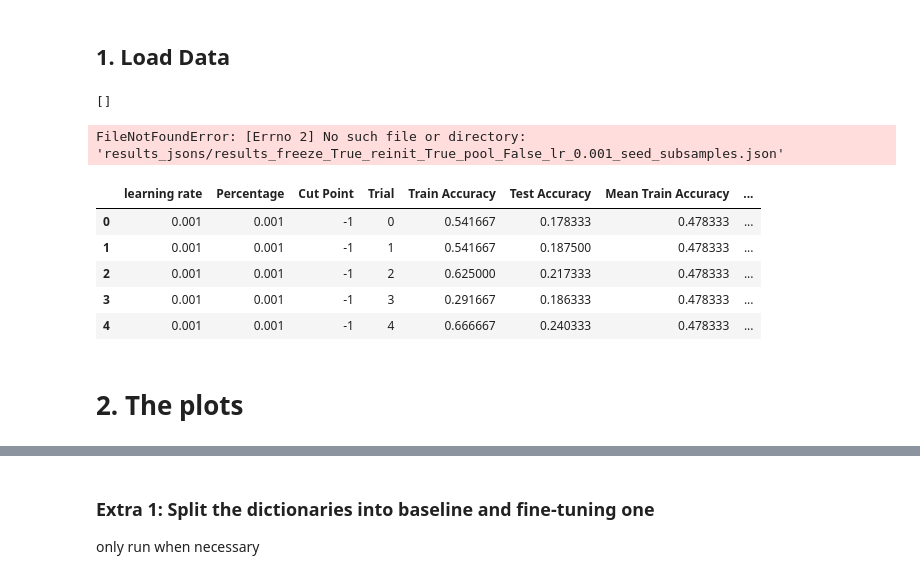
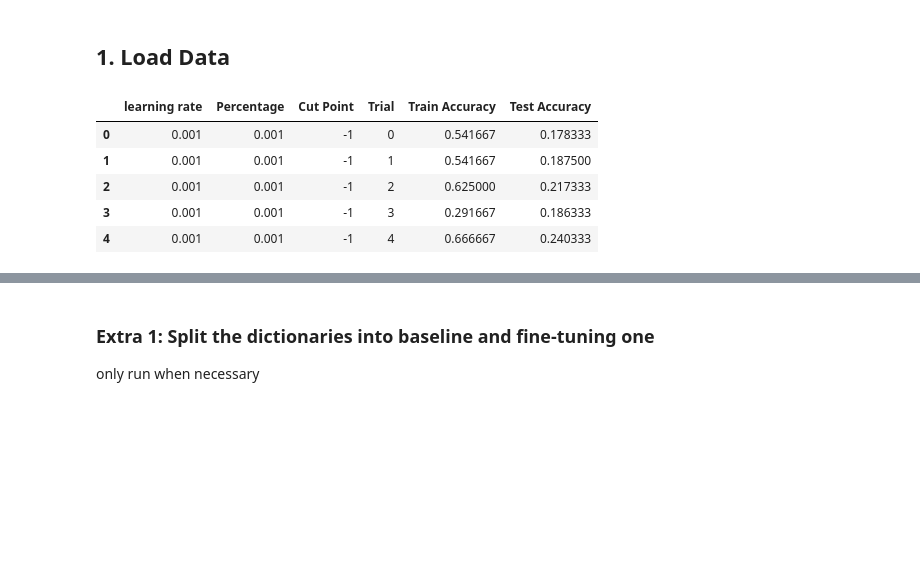
Before and after one commit to tusharmanekar/mp-tl-study, a Jupyter notebook: CIFAR/visualizations.ipynb, the cells around one changed output, grey strips where cells are left out. Saved outputs shown, nothing was run; the diff lists cells and outputs as text; code cells hidden in the pictures; blank space fills up the shorter version.

```diff
--- a/CIFAR/visualizations.ipynb
+++ b/CIFAR/visualizations.ipynb
@@ -10,20 +12,38 @@ import json, copy
 # %%
-# OPTION 1: baseline and fine-tuning separate
-
 # load baselines: filename!!
 with open('results_jsons/baselines_freeze_True_pool_True_lr_0.001_nice_curve.json', 'r') as f:
     baselines = json.load(f)
 baselines = baselines[1:]
 
 # load results; filename
-with open('results_jsons/results_freeze_True_reinit_False_pool_True_truncated.json', 'r') as f:
+with open('results_jsons/results_freeze_True_reinit_True_pool_True_lr_0.001_nice_curve.json', 'r') as f:
     results = json.load(f)
 
 # Run this if the first element of the results is the PARAMS dict
 params = results[0]
 results = results[1:]
 # if not, initialize a params dict -see 3. Init params
 
 data_dicts = baselines + results
 # Create DataFrame from the list of dictionaries
 df = pd.DataFrame(data_dicts)
+
+# Rename the columns to match the specified names
+df.rename(columns={
+    'lr': 'learning rate',
+    'sampled_percentage': 'Percentage',
+    'sampled_cut_point': 'Cut Point',
+    'repeat': 'Trial',
+    'train_acc': 'Train Accuracy',
+    'test_acc': 'Test Accuracy'
+}, inplace=True)
+
+# Display the DataFrame (showing the first few rows for brevity)
+df.head()
+# %% [output]
+|  | learning rate | Percentage | Cut Point | Trial | Train Accuracy | Test Accuracy |
+| 0 | 0.001 | 0.001 | -1 | 0 | 0.541667 | 0.178333 |
+| 1 | 0.001 | 0.001 | -1 | 1 | 0.541667 | 0.187500 |
+| 2 | 0.001 | 0.001 | -1 | 2 | 0.625000 | 0.217333 |
+| 3 | 0.001 | 0.001 | -1 | 3 | 0.291667 | 0.186333 |
+| 4 | 0.001 | 0.001 | -1 | 4 | 0.666667 | 0.240333 |
@@ -35,48 +49,0 @@ for r in baselines:
-# %%
-baselines2
-# %% [output]
-[]
-# %%
-# OPTION 2: baseline and fine-tuning in the same json
-
-# load results; filename
-with open('results_jsons/results_freeze_True_reinit_True_pool_False_lr_0.001_seed_subsamples.json', 'r') as f:
-    results = json.load(f)
-
-# Run this if the first element of the results is the PARAMS dict
-params = results[0]
-results = results[1:]
-# if not, initialize a params dict -see 3. Init params
-
-# Create DataFrame from the list of dictionaries
-df = pd.DataFrame(results)
-# %% [output]
-FileNotFoundError: [Errno 2] No such file or directory: 'results_jsons/results_freeze_True_reinit_True_pool_False_lr_0.001_seed_subsamples.json'
-# %%
-# Calculate mean, median, and max for train and test accuracies
-df['Mean Train Accuracy'] = df.groupby(['lr', 'sampled_percentage', 'sampled_cut_point'])['train_acc'].transform('mean')
-df['Median Train Accuracy'] = df.groupby(['lr', 'sampled_percentage', 'sampled_cut_point'])['train_acc'].transform('median')
-df['Mean Test Accuracy'] = df.groupby(['lr', 'sampled_percentage', 'sampled_cut_point'])['test_acc'].transform('mean')
-df['Median Test Accuracy'] = df.groupby(['lr', 'sampled_percentage', 'sampled_cut_point'])['test_acc'].transform('median')
-df['Max Test Accuracy'] = df.groupby(['lr', 'sampled_percentage', 'sampled_cut_point'])['test_acc'].transform('max')
-df['Max Train Accuracy'] = df.groupby(['lr', 'sampled_percentage', 'sampled_cut_point'])['train_acc'].transform('max')
-
-# Rename the columns to match the specified names
-df.rename(columns={
-    'lr': 'learning rate',
-    'sampled_percentage': 'Percentage',
-    'sampled_cut_point': 'Cut Point',
-    'repeat': 'Trial',
-    'train_acc': 'Train Accuracy',
-    'test_acc': 'Test Accuracy'
-}, inplace=True)
-
-# Display the DataFrame (showing the first few rows for brevity)
-df.head()
-# %% [output]
-|  | learning rate | Percentage | Cut Point | Trial | Train Accuracy | Test Accuracy | Mean Train Accuracy | ... |
-| 0 | 0.001 | 0.001 | -1 | 0 | 0.541667 | 0.178333 | 0.478333 | ... |
-| 1 | 0.001 | 0.001 | -1 | 1 | 0.541667 | 0.187500 | 0.478333 | ... |
-| 2 | 0.001 | 0.001 | -1 | 2 | 0.625000 | 0.217333 | 0.478333 | ... |
-| 3 | 0.001 | 0.001 | -1 | 3 | 0.291667 | 0.186333 | 0.478333 | ... |
-| 4 | 0.001 | 0.001 | -1 | 4 | 0.666667 | 0.240333 | 0.478333 | ... |
@@ -85,2 +49,0 @@ df = df[df["Percentage"].isin([0.001, 0.01, 0.1, 0.5, 1])]
-# %% [markdown]
-# 2. The plots
```
Also changed, not shown: parts of 28 cells of this notebook, 7 other files.
